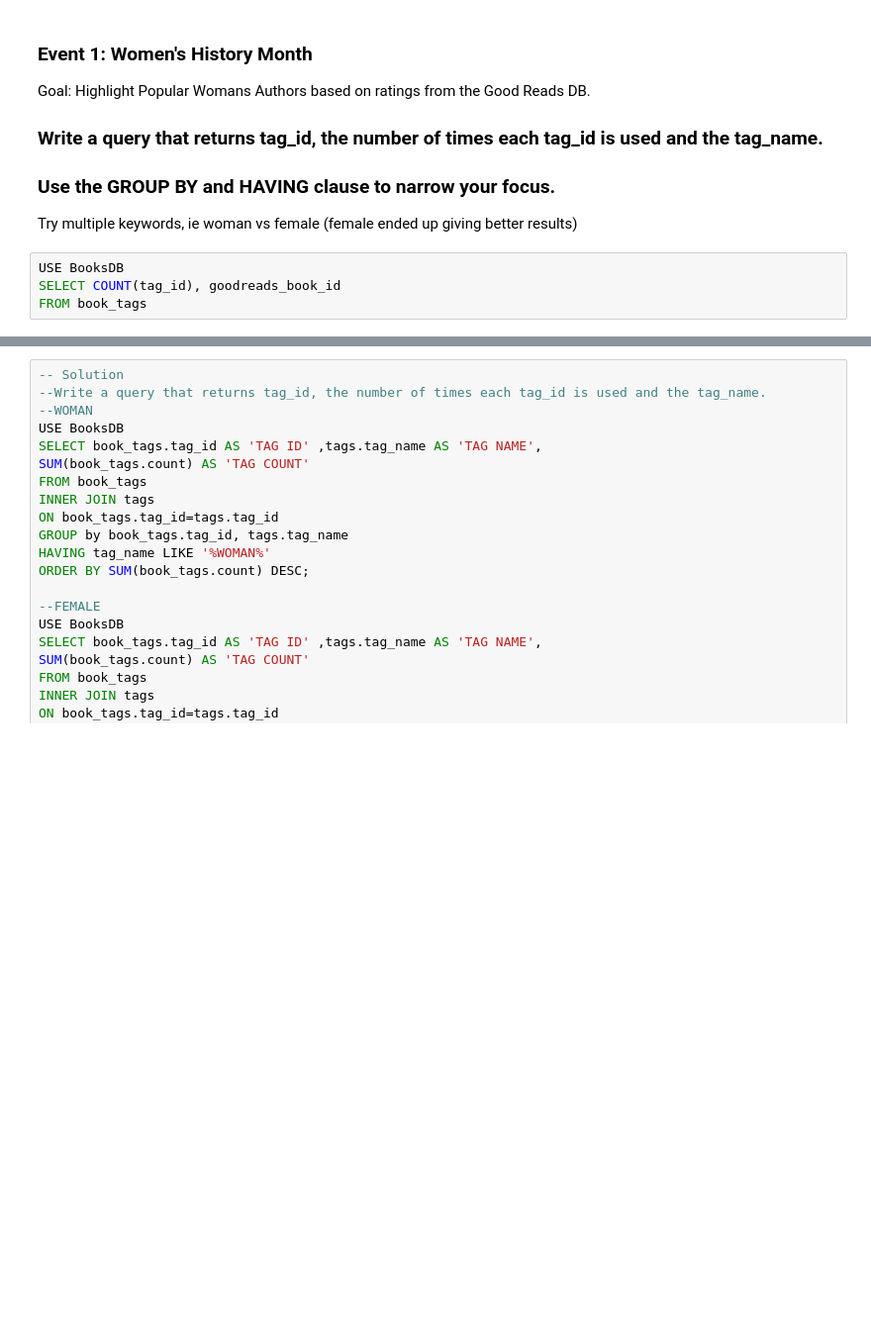
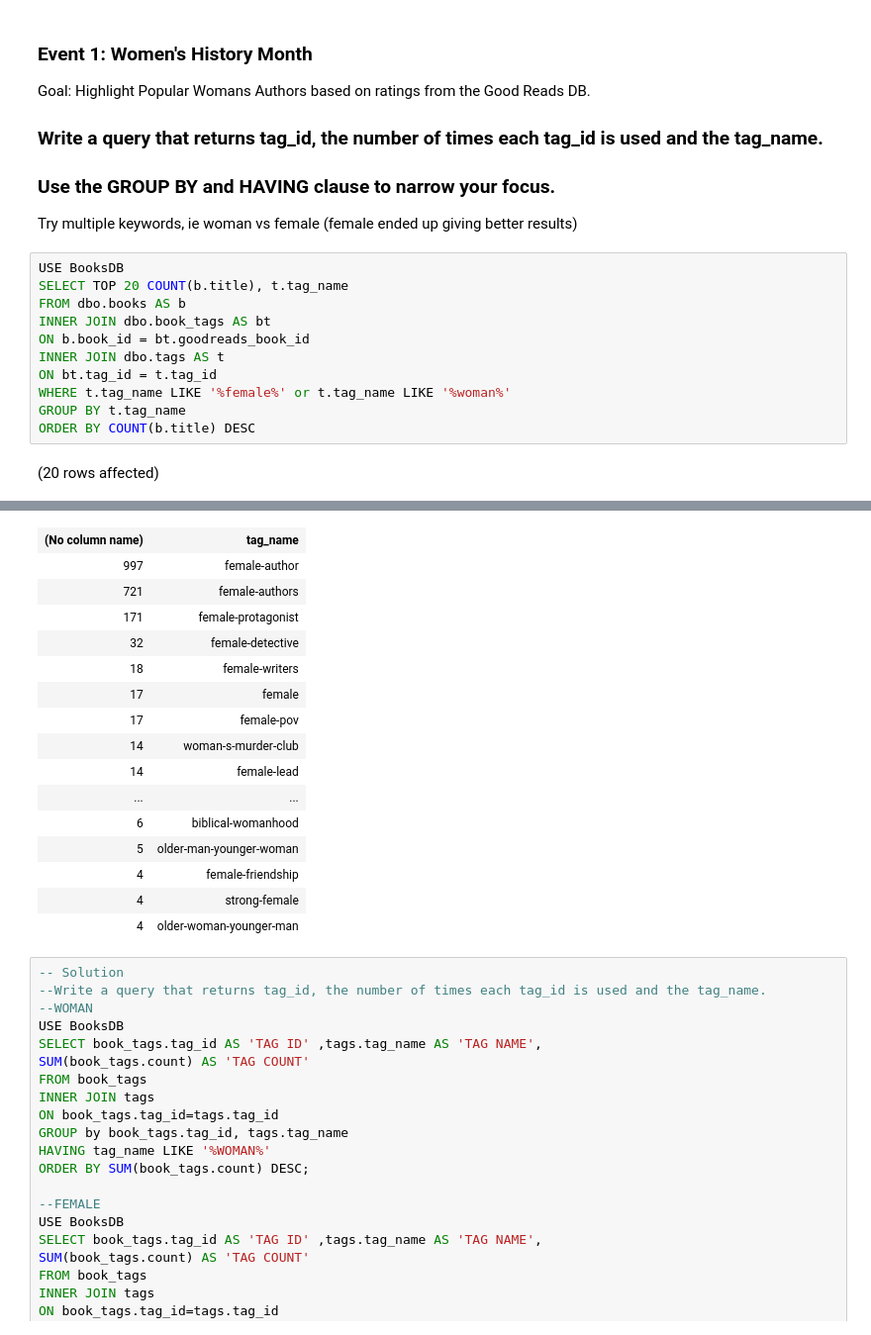
Before and after one commit to hollyhira/Studio13_SQL-Part-3, a Jupyter notebook: SQL-Part-3-Studio.ipynb, the cells around one changed output, grey strips where cells are left out. Shown: that part at 99% size. Saved outputs shown, nothing was run; the diff lists cells and outputs as text; blank space fills up the shorter version.

```diff
--- a/SQL-Part-3-Studio.ipynb
+++ b/SQL-Part-3-Studio.ipynb
@@ -29,7 +29,16 @@ Goal: Highlight Popular Womans Authors based on ratings from the Good Reads DB.
 ### Use the GROUP BY and HAVING clause to narrow your focus.
 
 Try multiple keywords, ie woman vs female (female ended up giving better results)
-# %%
-USE BooksDB
-SELECT COUNT(tag_id), goodreads_book_id
-FROM book_tags
+# %%
+USE BooksDB
+SELECT TOP 20 COUNT(b.title), t.tag_name
+FROM dbo.books AS b
+INNER JOIN dbo.book_tags AS bt
+ON b.book_id = bt.goodreads_book_id
+INNER JOIN dbo.tags AS t
+ON bt.tag_id = t.tag_id
+WHERE t.tag_name LIKE '%female%' or t.tag_name LIKE '%woman%'
+GROUP BY t.tag_name
+ORDER BY COUNT(b.title) DESC
+# %% [output]
+(20 rows affected)
@@ -36,3 +46,19 @@ FROM book_tags
+| (No column name) | tag_name |
+| 997 | female-author |
+| 721 | female-authors |
+| 171 | female-protagonist |
+| 32 | female-detective |
+| 18 | female-writers |
+| 17 | female |
+| 17 | female-pov |
+| 14 | woman-s-murder-club |
+| 14 | female-lead |
+| ... | ... |
+| 6 | biblical-womanhood |
+| 5 | older-man-younger-woman |
+| 4 | female-friendship |
+| 4 | strong-female |
+| 4 | older-woman-younger-man |
 # %%
 -- Solution
 --Write a query that returns tag_id, the number of times each tag_id is used and the tag_name.
```
Also changed, not shown: parts of 7 cells of this notebook.
